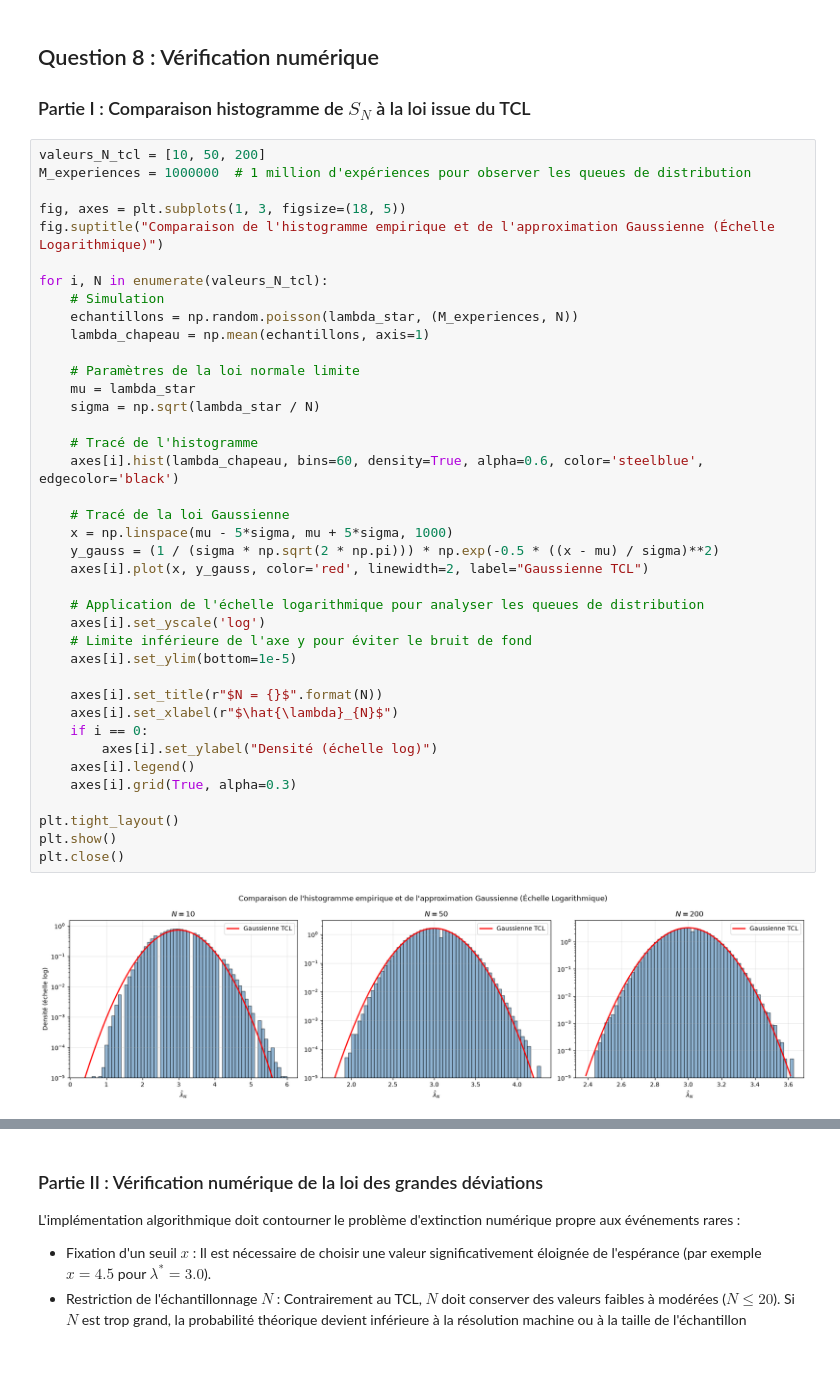
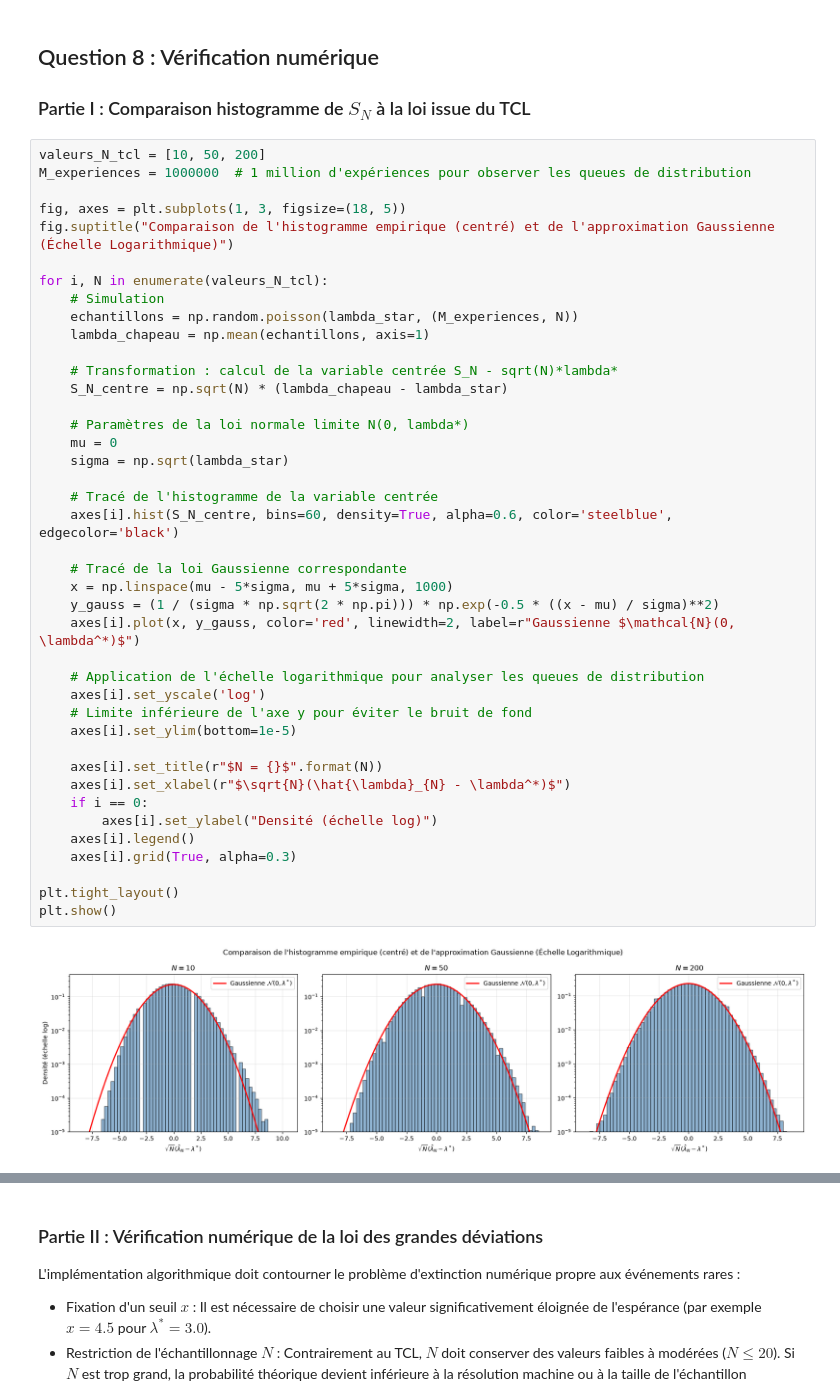
Before and after one commit to Brieucjub/homework1, a Jupyter notebook: homework1_exo2.ipynb, the cells around one changed output, grey strips where cells are left out. Drawn from its saved outputs; the diff is of its cells as text; blank space fills up the shorter version.

```diff
--- a/homework1_exo2.ipynb
+++ b/homework1_exo2.ipynb
@@ -373,42 +390,44 @@ plt.show()
 # %%
 valeurs_N_tcl = [10, 50, 200]
 M_experiences = 1000000  # 1 million d'expériences pour observer les queues de distribution
 
 fig, axes = plt.subplots(1, 3, figsize=(18, 5))
-fig.suptitle("Comparaison de l'histogramme empirique et de l'approximation Gaussienne (Échelle Logarithmique)")
+fig.suptitle("Comparaison de l'histogramme empirique (centré) et de l'approximation Gaussienne (Échelle Logarithmique)")
 
 for i, N in enumerate(valeurs_N_tcl):
     # Simulation
     echantillons = np.random.poisson(lambda_star, (M_experiences, N))
     lambda_chapeau = np.mean(echantillons, axis=1)
 
-    # Paramètres de la loi normale limite
-    mu = lambda_star
-    sigma = np.sqrt(lambda_star / N)
+    # Transformation : calcul de la variable centrée S_N - sqrt(N)*lambda*
+    S_N_centre = np.sqrt(N) * (lambda_chapeau - lambda_star)
 
-    # Tracé de l'histogramme
-    axes[i].hist(lambda_chapeau, bins=60, density=True, alpha=0.6, color='steelblue', edgecolor='black')
+    # Paramètres de la loi normale limite N(0, lambda*)
+    mu = 0
+    sigma = np.sqrt(lambda_star)
 
-    # Tracé de la loi Gaussienne
+    # Tracé de l'histogramme de la variable centrée
+    axes[i].hist(S_N_centre, bins=60, density=True, alpha=0.6, color='steelblue', edgecolor='black')
+
+    # Tracé de la loi Gaussienne correspondante
     x = np.linspace(mu - 5*sigma, mu + 5*sigma, 1000)
     y_gauss = (1 / (sigma * np.sqrt(2 * np.pi))) * np.exp(-0.5 * ((x - mu) / sigma)**2)
-    axes[i].plot(x, y_gauss, color='red', linewidth=2, label="Gaussienne TCL")
+    axes[i].plot(x, y_gauss, color='red', linewidth=2, label=r"Gaussienne $\mathcal{N}(0, \lambda^*)$")
 
     # Application de l'échelle logarithmique pour analyser les queues de distribution
     axes[i].set_yscale('log')
     # Limite inférieure de l'axe y pour éviter le bruit de fond
     axes[i].set_ylim(bottom=1e-5)
 
     axes[i].set_title(r"$N = {}$".format(N))
-    axes[i].set_xlabel(r"$\hat{\lambda}_{N}$")
+    axes[i].set_xlabel(r"$\sqrt{N}(\hat{\lambda}_{N} - \lambda^*)$")
     if i == 0:
         axes[i].set_ylabel("Densité (échelle log)")
     axes[i].legend()
     axes[i].grid(True, alpha=0.3)
 
 plt.tight_layout()
 plt.show()
-plt.close()
 # %% [output]
-[figure, old version]
+[figure, new version]
 # %% [markdown]
```
Also changed, not shown: parts of 10 cells of this notebook.
